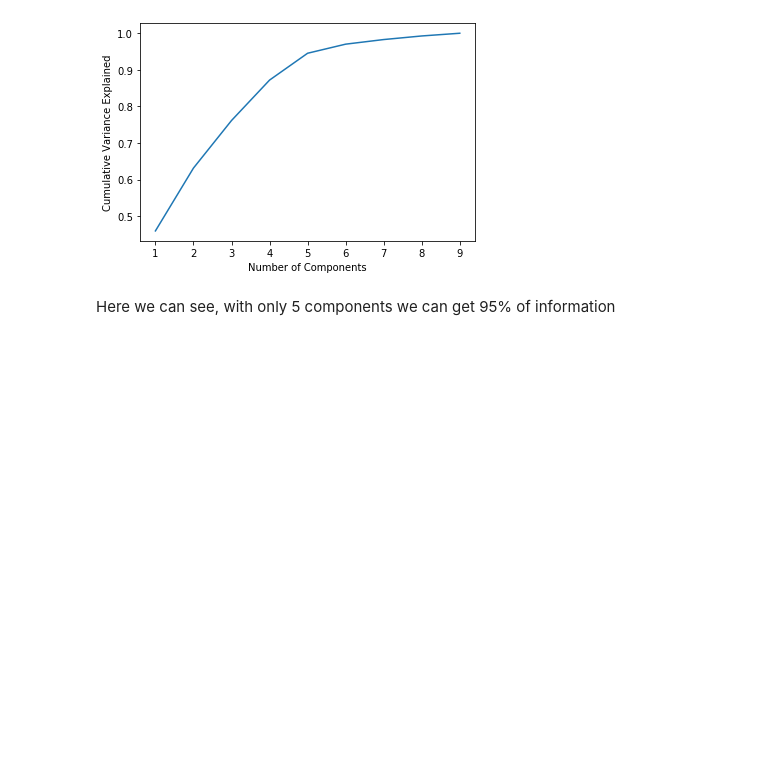
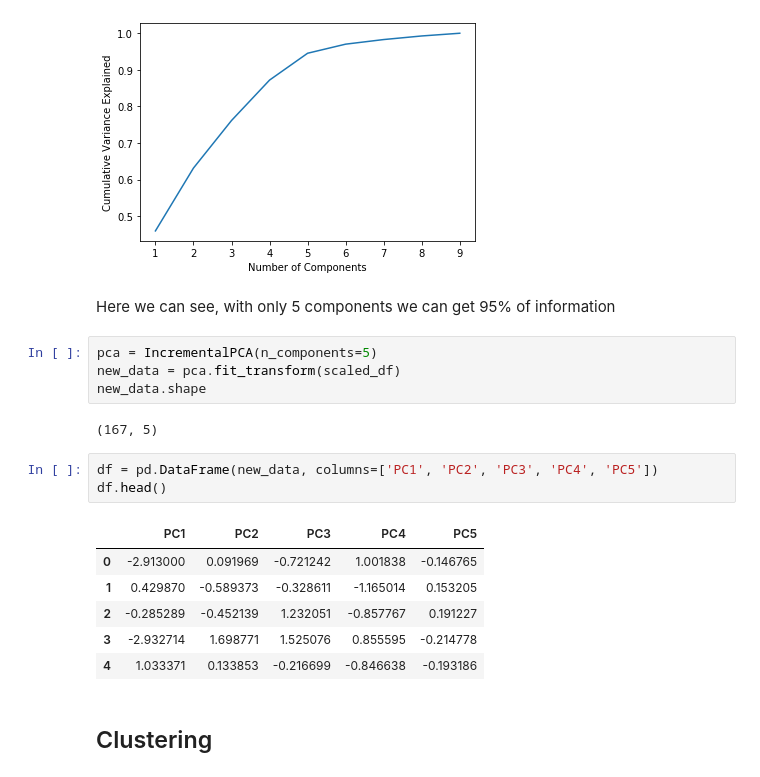
Before and after one commit to singh-manvinder/country_clustering, a Jupyter notebook: clustering.ipynb, the cells around one changed output. Cells and saved outputs as stored; diff of their text form; blank space fills up the shorter version.

```diff
--- a/clustering.ipynb
+++ b/clustering.ipynb
@@ -143,3 +143,21 @@ plt.show()
 [figure]
 # %% [markdown]
 Here we can see, with only 5 components we can get 95% of information
+# %%
+pca = IncrementalPCA(n_components=5)
+new_data = pca.fit_transform(scaled_df)
+new_data.shape
+# %% [output]
+(167, 5)
+# %%
+df = pd.DataFrame(new_data, columns=['PC1', 'PC2', 'PC3', 'PC4', 'PC5'])
+df.head()
+# %% [output]
+|  | PC1 | PC2 | PC3 | PC4 | PC5 |
+| 0 | -2.913000 | 0.091969 | -0.721242 | 1.001838 | -0.146765 |
+| 1 | 0.429870 | -0.589373 | -0.328611 | -1.165014 | 0.153205 |
+| 2 | -0.285289 | -0.452139 | 1.232051 | -0.857767 | 0.191227 |
+| 3 | -2.932714 | 1.698771 | 1.525076 | 0.855595 | -0.214778 |
+| 4 | 1.033371 | 0.133853 | -0.216699 | -0.846638 | -0.193186 |
+# %% [markdown]
+## Clustering
```
Also changed, not shown: parts of 10 cells of this notebook.
